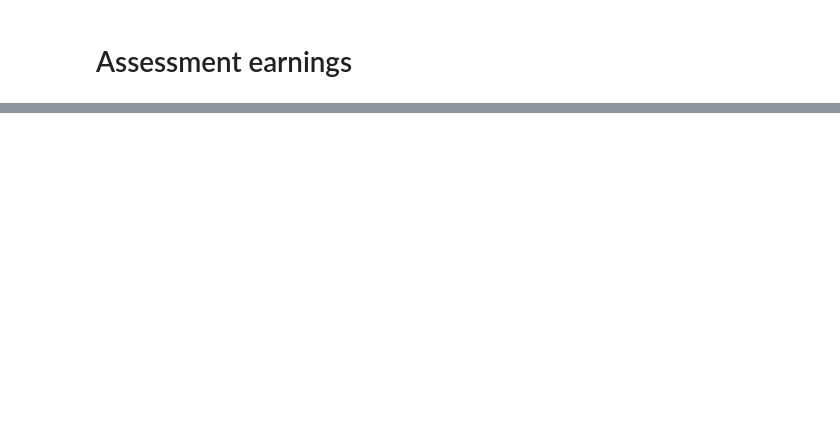
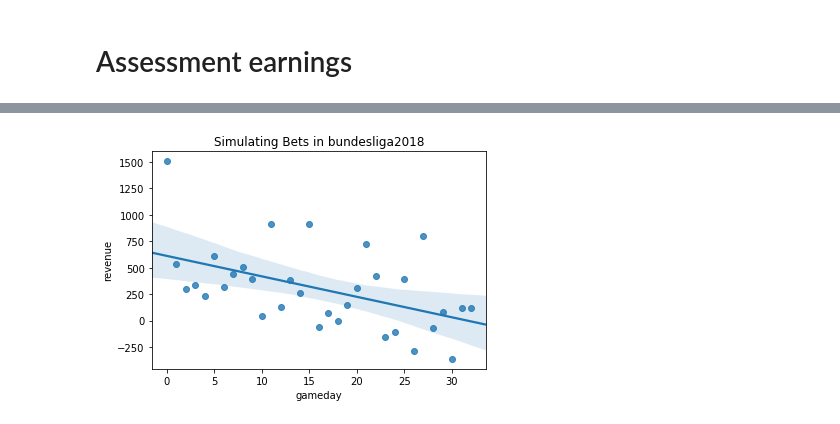
Before and after one commit to krflorian/soccer_odds, a Jupyter notebook: simulate_season.ipynb, the cells around one changed output, grey strips where cells are left out. Cells and saved outputs as stored; diff of their text form; code cells hidden in the pictures; blank space fills up the shorter version.

Commit message:
new simulation module with bundesliga 2017+2018

```diff
--- a/simulate_season.ipynb
+++ b/simulate_season.ipynb
@@ -256,5 +286,10 @@ search = GridSearchCV(mdl_lasso, param_grid, cv=kfold,
 search.fit(X_ensemble, y_train.reset_index(drop=True))
 mdl_ensemble = search.best_estimator_
 
+modelname = type(mdl_ensemble).__name__
+filename = 'data/models/' + league + '/Ensemble/' + years[-1] +'_'+ modelname +'_newest'
+print('saved : ', filename)
+pickle.dump(mdl_ensemble, open(filename, 'wb'))
+
 print(mdl_ensemble)
 print(search.best_score_)
@@ -262,6 +352,11 @@ print(search.best_score_)
 ## Simulation of next season
 # %%
 # load new season data
-data_test = pd.read_csv('data/bundesliga_2018_ready.csv', index_col=0)
+folder = os.getcwd() + '\\data\\'
+filename = league + '_' + str(int(years[-1]) + 1) + '_ready.csv'
+
+data_test = pd.read_csv(folder + filename, index_col=0)
+
+print(data_test.shape, '\n year', str(int(years[-1]) + 1))
 data_test.head()
 # %% [output]
@@ -483,0 +478,3 @@ Index(['round', 'team_1', 'goal_difference_1', 'form_1', 'form_weighted_1',
+# %%
+results_final = results[results['home_away'] == 1]
+results_final.head()
@@ -483,0 +506,20 @@ Index(['round', 'team_1', 'goal_difference_1', 'form_1', 'form_weighted_1',
+# %%
+# simulate season
+bet = 100
+budget = 1000
+print(league, str(int(years[-1])+1))
+print('initial budget ', budget)
+print('betsize', bet)
+
+# revenue
+results_final['revenue'] = results_final.apply(lambda x: get_game_revenue(x, bet), axis=1)
+
+# budget
+for _, game in results_final.iterrows():
+    #print('playing '+ game['gameday'] +' match '+ str(game['match_id']))
+    budget += game['revenue']
+    if budget <= bet:
+        print('budget is empty on gameday ' + game['gameday'] +' match '+ str(game['match_id']))
+        break
+
+print('final value ', budget)
@@ -483,0 +539,12 @@ Index(['round', 'team_1', 'goal_difference_1', 'form_1', 'form_weighted_1',
+# %%
+# plot gameday results
+import seaborn as sns
+import matplotlib.pyplot as plt
+
+plot = results_final.groupby('gameday')['revenue'].sum().reset_index()
+sns.regplot(x=list(plot.index) ,y=plot['revenue'])
+plt.title('Simulating Bets in ' + league + str(int(years[-1])+1))
+plt.xlabel('gameday')
+plt.show()
+# %% [output]
+[figure, added]
```
Also changed, not shown: parts of 31 cells of this notebook, 2 other files.
